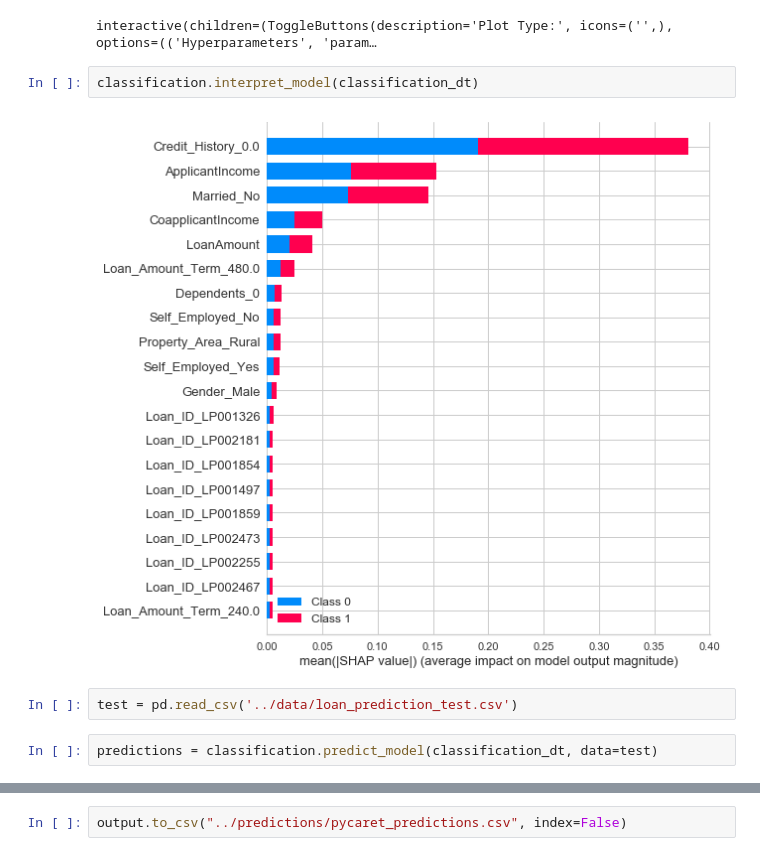
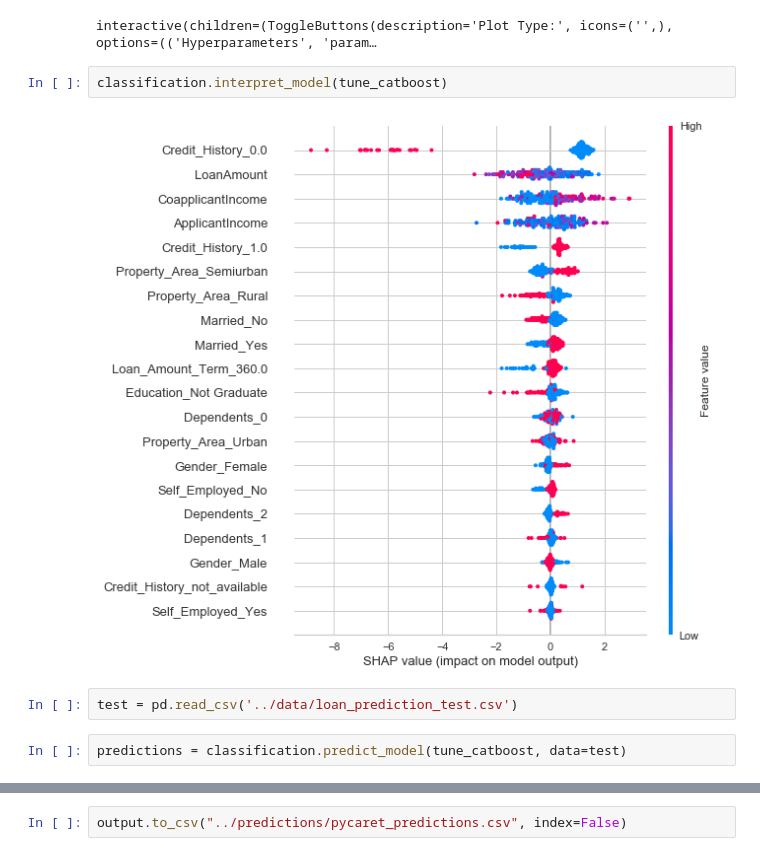
Before and after one commit to LangatGilbert/100daysofcode, a Jupyter notebook: machine_learning_in_python/codes/pycaret_example.ipynb, the cells around one changed output, grey strips where cells are left out. Saved outputs shown, nothing was run; the diff lists cells and outputs as text.

```diff
--- a/machine_learning_in_python/codes/pycaret_example.ipynb
+++ b/machine_learning_in_python/codes/pycaret_example.ipynb
@@ -171,13 +174,13 @@ classification.evaluate_model(classification_dt)
 # %% [output]
 interactive(children=(ToggleButtons(description='Plot Type:', icons=('',), options=(('Hyperparameters', 'param…
 # %%
-classification.interpret_model(classification_dt)
+classification.interpret_model(tune_catboost)
 # %% [output]
-[figure, old version]
+[figure, new version]
 # %%
 test = pd.read_csv('../data/loan_prediction_test.csv')
 # %%
-predictions = classification.predict_model(classification_dt, data=test)
+predictions = classification.predict_model(tune_catboost, data=test)
 # %%
 predictions.Label.value_counts()
 # %% [output]
```
Also changed, not shown: parts of 12 cells of this notebook, 8 other files.
